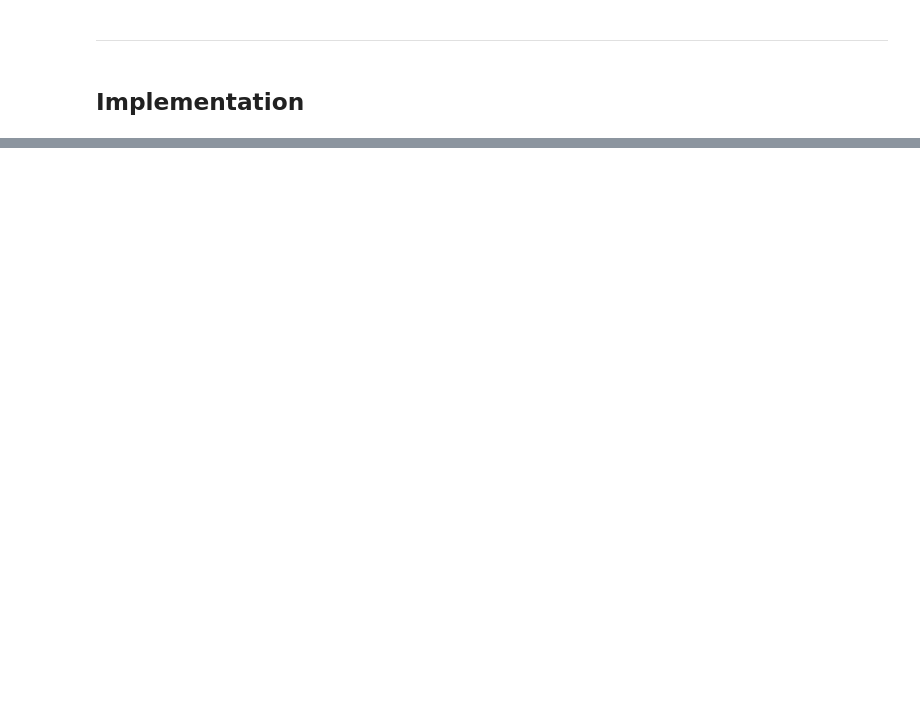
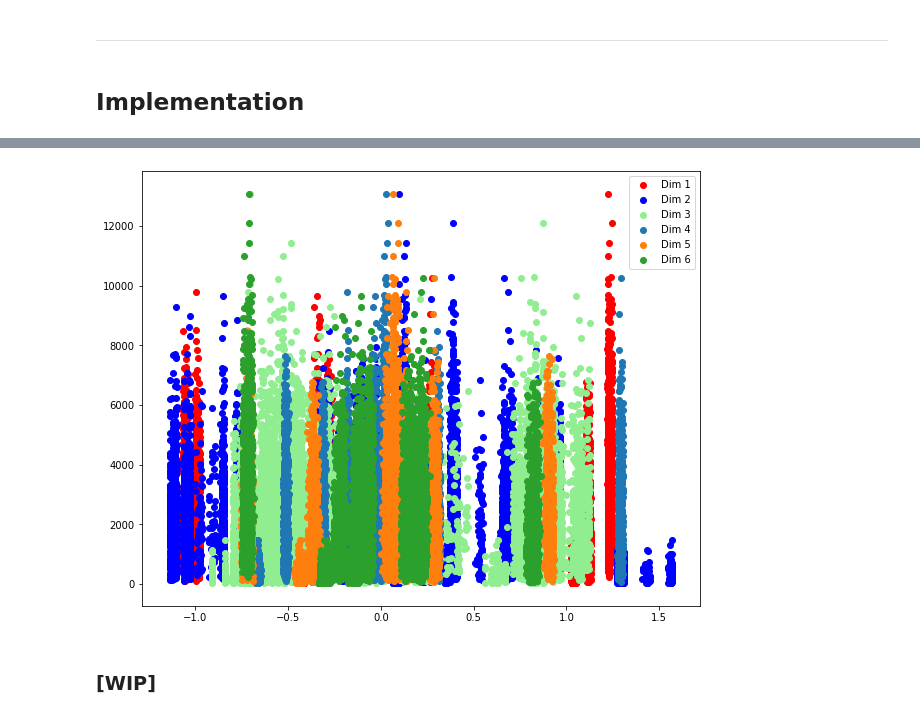
Before and after one commit to MikeHatchi/Big-Mart-Sales-III, a Jupyter notebook: Big_Mart_sales_III.ipynb, the cells around one changed output, grey strips where cells are left out. Saved outputs shown, nothing was run; the diff lists cells and outputs as text; code cells hidden in the pictures; blank space fills up the shorter version.

```diff
--- a/Big_Mart_sales_III.ipynb
+++ b/Big_Mart_sales_III.ipynb
@@ -317,0 +303,18 @@ reducfl_sales.head()
+# %%
+reducfl_sales = reducfl_sales.to_numpy()
+
+plt.figure(figsize=(10,8))
+
+plt.scatter(reducfl_sales[:, 0], reducfl_sales[:, 6], label='Dim 1', c='red')
+plt.scatter(reducfl_sales[:, 1], reducfl_sales[:, 6], label='Dim 2', c='blue')
+plt.scatter(reducfl_sales[:, 2], reducfl_sales[:, 6], label='Dim 3', c='lightgreen')
+plt.scatter(reducfl_sales[:, 3], reducfl_sales[:, 6], label='Dim 4', c='#1f77b4')
+plt.scatter(reducfl_sales[:, 4], reducfl_sales[:, 6], label='Dim 5', c='#ff7f0e')
+plt.scatter(reducfl_sales[:, 5], reducfl_sales[:, 6], label='Dim 6', c='#2ca02c')
+
+plt.legend()
+plt.show()
+# %% [output]
+[figure, added]
+# %% [markdown]
+### [WIP]
```
Also changed, not shown: parts of 15 cells of this notebook.
